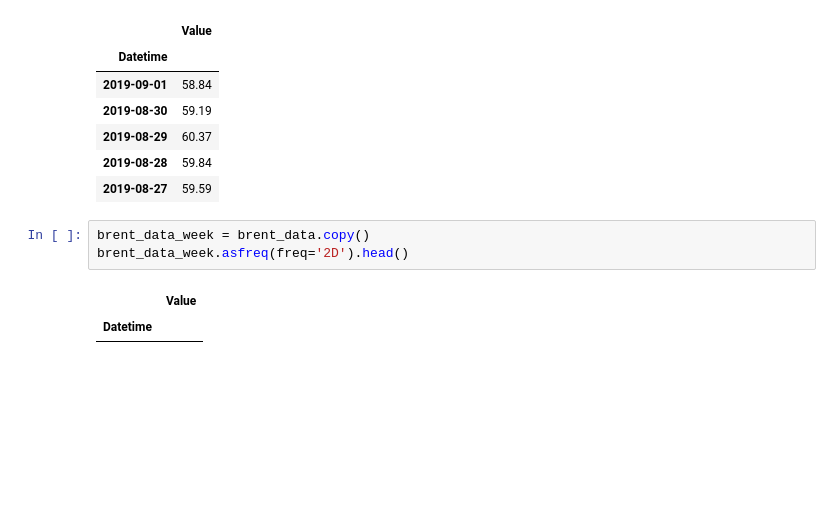
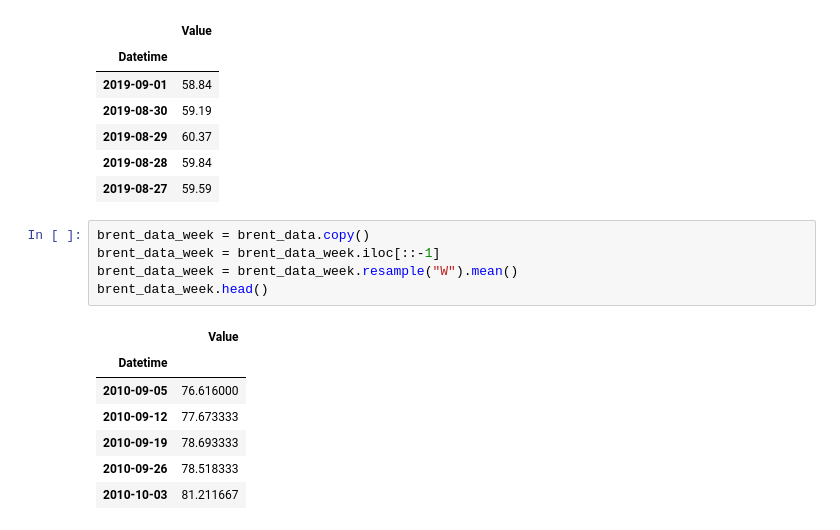
Before and after one commit to superpavelka/Machine-Learning-in-Business, a Jupyter notebook: Task1/Task1.ipynb, the cells around one changed output. Cells and saved outputs as stored; diff of their text form; blank space fills up the shorter version.

```diff
--- a/Task1/Task1.ipynb
+++ b/Task1/Task1.ipynb
@@ -258,7 +258,14 @@ brent_data.head()
 | 2019-08-27 | 59.59 |
 # %%
 brent_data_week = brent_data.copy()
-brent_data_week.asfreq(freq='2D').head()
+brent_data_week = brent_data_week.iloc[::-1]
+brent_data_week = brent_data_week.resample("W").mean()
+brent_data_week.head()
 # %% [output]
 |  | Value |
 | Datetime |  |
+| 2010-09-05 | 76.616000 |
+| 2010-09-12 | 77.673333 |
+| 2010-09-19 | 78.693333 |
+| 2010-09-26 | 78.518333 |
+| 2010-10-03 | 81.211667 |
```
Also changed, not shown: parts of 8 cells of this notebook.
